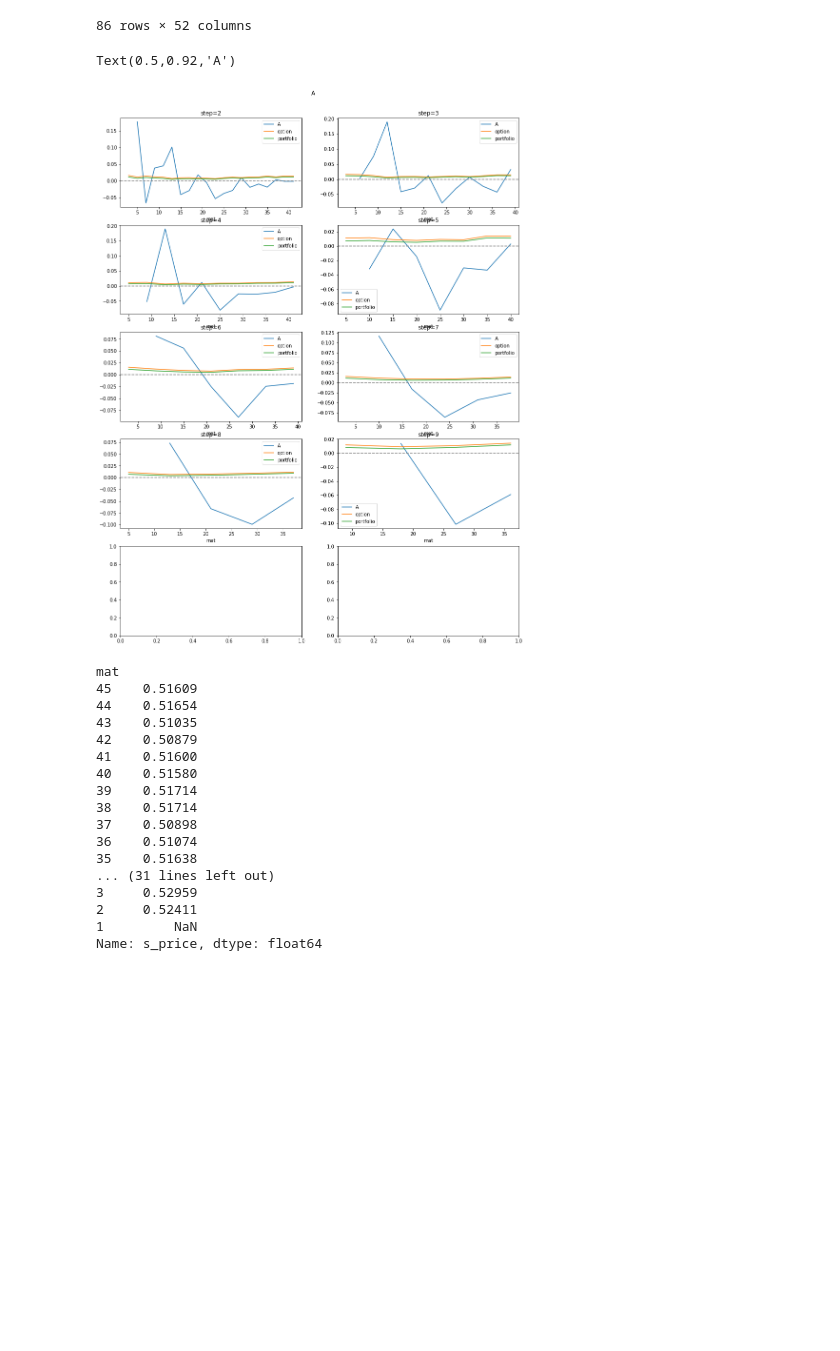
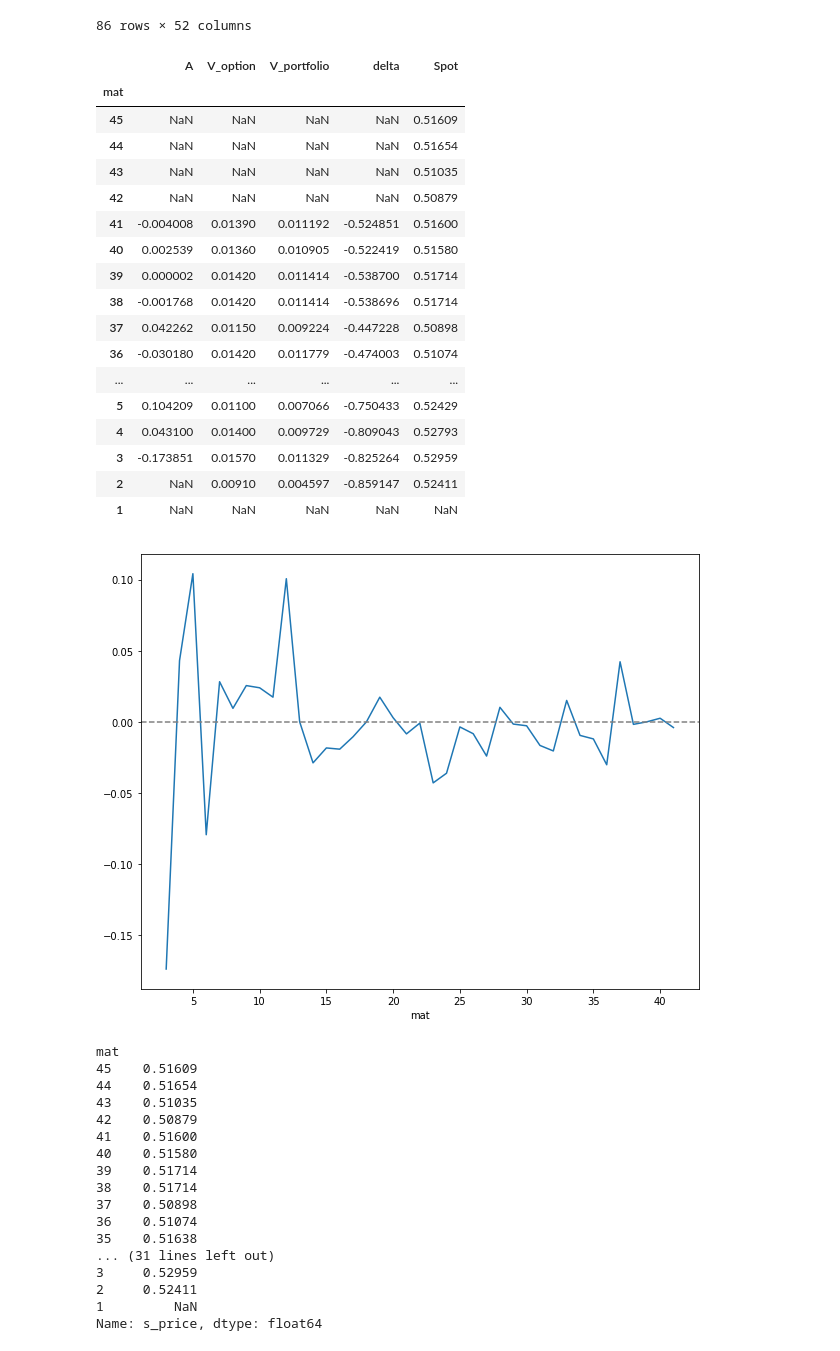
Before and after one commit to nnevalainen/portfolio-hedging, a Jupyter notebook: code/hedging-assignment.ipynb, the cells around one changed output. Drawn from its saved outputs; the diff is of its cells as text; code cells hidden in the pictures; blank space fills up the shorter version.

Commit message:
Improve simulation return value
Return dataframe instead of single series

```diff
--- a/code/hedging-assignment.ipynb
+++ b/code/hedging-assignment.ipynb
@@ -110,13 +110,13 @@ def simulate(sheet, strikes, step=1, maturity=45, diff=0, sigma=0.1):
             ymat, strike, spot, r, premium)
         return hedge_functions.delta_hedge(ymat, strike, spot, r, sigma)
 
-    nstocks = rows.apply(call_hedge, axis=1)
+    delta = rows.apply(call_hedge, axis=1)
 
 
     v_option = rows[strike]
     dv_option = (v_option.shift(-1) - v_option)/v_option
 
-    v_portfolio = v_option + nstocks/100 * rows.s_price
+    v_portfolio = v_option + delta/100 * rows.s_price
     dv_portfolio = (v_portfolio.shift(-1) - v_portfolio)/v_portfolio
 
     A = dv_portfolio - dv_option
@@ -130,30 +130,44 @@ def simulate(sheet, strikes, step=1, maturity=45, diff=0, sigma=0.1):
 
 
     df = pd.DataFrame({
-        'A': A
+        'A': A,
+        'V_option': v_option,
+        'V_portfolio': v_portfolio,
+        'delta': delta,
+        'Spot': rows.s_price
     })
 
-    return A, MSE, costs, nstocks, v_option, v_portfolio, rows
-
-A, MSE, costs, nstocks, v_option, v_portfolio, rows = simulate(sheet, E, step=5, diff=0)
+    #return A, MSE, costs, nstocks, v_option, v_portfolio, rows
+    return df
-# %%
-fig, axes = plt.subplots(5, 2, figsize=(15,20))
-
-for (i, ax) in zip(range(2,10,1), axes.flat):
-    A, MSE, costs, nstocks, v_option, v_portfolio, rows = simulate(sheet, E, step=i, diff=0)
-    A.plot(ax=ax, label='A')
-    v_option.plot(ax=ax, label='option')
-    v_portfolio.plot(ax=ax, label='portfolio')
-
-    ax.axhline(y=0, linestyle='dashed', color='grey')
-    ax.legend()
-
-    ax.set_title('step={}'.format(i))
-
-fig.suptitle('A', y=0.92)
-# %% [output]
-Text(0.5,0.92,'A')
-[figure, removed]
+# %%
+fig, ax = plt.subplots(figsize=(10,8))
+
+df = simulate(sheet, E, step=1, diff=0)
+df.A.plot(ax=ax)
+ax.axhline(y=0, linestyle='dashed', color='grey')
+
+
+display(df)
+# %% [output]
+|  | A | V_option | V_portfolio | delta | Spot |
+| mat |  |  |  |  |  |
+| 45 | NaN | NaN | NaN | NaN | 0.51609 |
+| 44 | NaN | NaN | NaN | NaN | 0.51654 |
+| 43 | NaN | NaN | NaN | NaN | 0.51035 |
+| 42 | NaN | NaN | NaN | NaN | 0.50879 |
+| 41 | -0.004008 | 0.01390 | 0.011192 | -0.524851 | 0.51600 |
+| 40 | 0.002539 | 0.01360 | 0.010905 | -0.522419 | 0.51580 |
+| 39 | 0.000002 | 0.01420 | 0.011414 | -0.538700 | 0.51714 |
+| 38 | -0.001768 | 0.01420 | 0.011414 | -0.538696 | 0.51714 |
+| 37 | 0.042262 | 0.01150 | 0.009224 | -0.447228 | 0.50898 |
+| 36 | -0.030180 | 0.01420 | 0.011779 | -0.474003 | 0.51074 |
+| ... | ... | ... | ... | ... | ... |
+| 5 | 0.104209 | 0.01100 | 0.007066 | -0.750433 | 0.52429 |
+| 4 | 0.043100 | 0.01400 | 0.009729 | -0.809043 | 0.52793 |
+| 3 | -0.173851 | 0.01570 | 0.011329 | -0.825264 | 0.52959 |
+| 2 | NaN | 0.00910 | 0.004597 | -0.859147 | 0.52411 |
+| 1 | NaN | NaN | NaN | NaN | NaN |
+[figure, added]
 # %%
 rows = sheet[sheet.index <= 45] # start from selected maturity
 rows = rows.iloc[::1, :] # select days to rehedge
```
